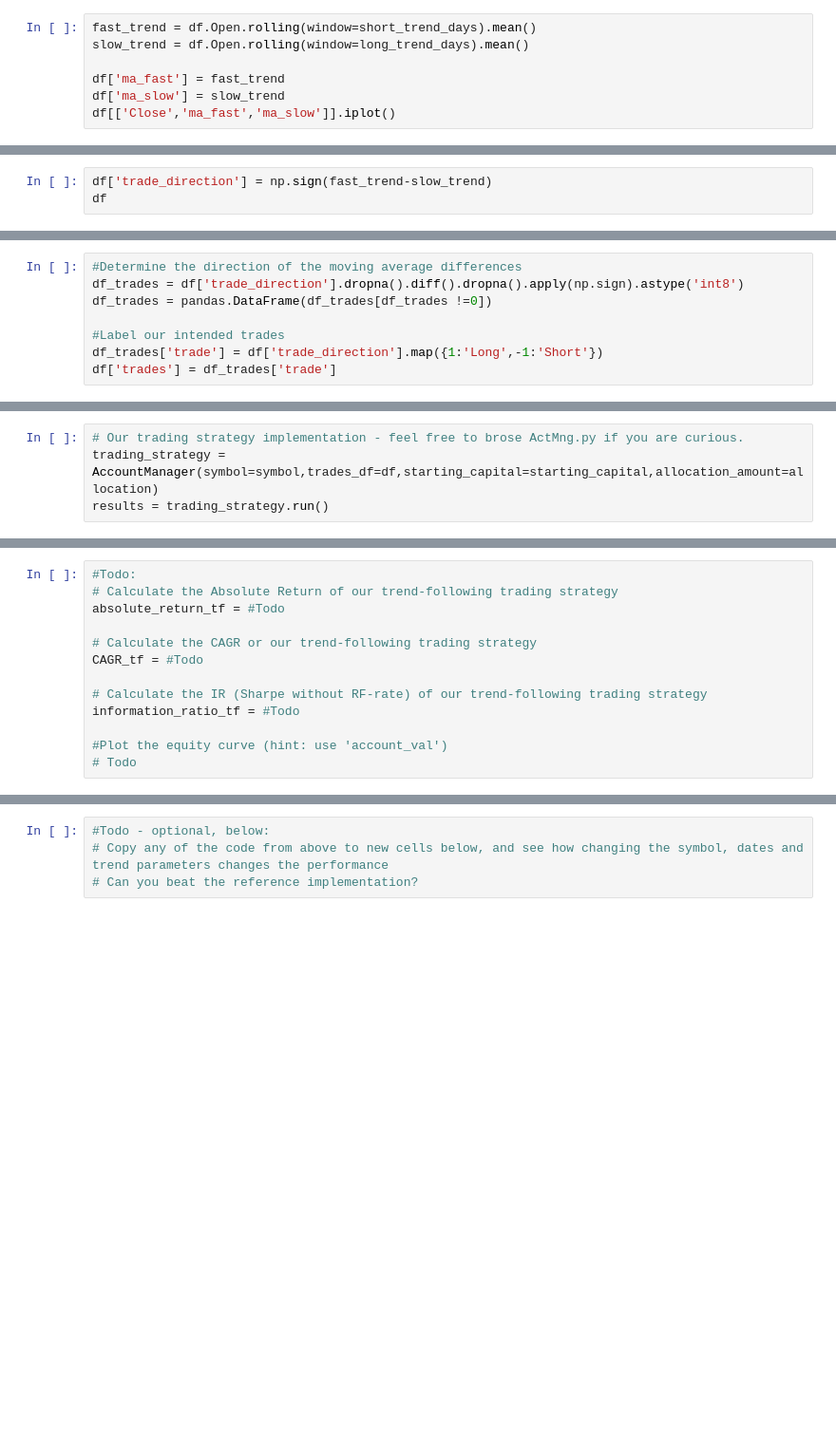
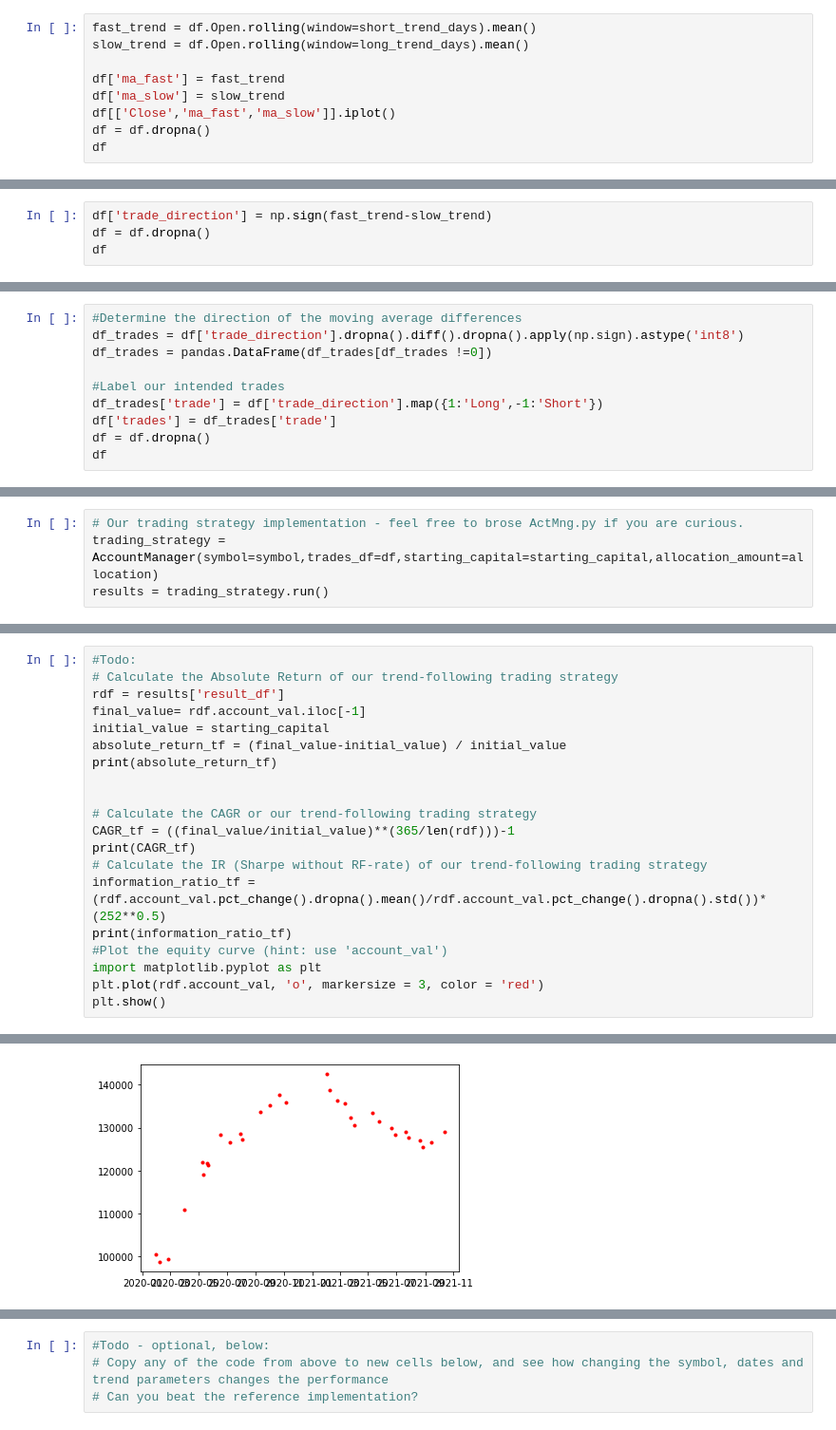
Before and after one commit to nada9900/W5C2, a Jupyter notebook: W5C2_template.ipynb, the cells around one changed output, grey strips where cells are left out. Shown at 95% size. Saved outputs shown, nothing was run; the diff lists cells and outputs as text; blank space fills up the shorter version.

```diff
--- a/W5C2_template.ipynb
+++ b/W5C2_template.ipynb
@@ -39,3 +57,5 @@ slow_trend = df.Open.rolling(window=long_trend_days).mean()
 df['ma_fast'] = fast_trend
 df['ma_slow'] = slow_trend
 df[['Close','ma_fast','ma_slow']].iplot()
+df = df.dropna()
+df
@@ -42,3 +78,4 @@ df[['Close','ma_fast','ma_slow']].iplot()
 # %%
 df['trade_direction'] = np.sign(fast_trend-slow_trend)
+df = df.dropna()
 df
@@ -50,3 +102,5 @@ df_trades = pandas.DataFrame(df_trades[df_trades !=0])
 #Label our intended trades
 df_trades['trade'] = df['trade_direction'].map({1:'Long',-1:'Short'})
 df['trades'] = df_trades['trade']
+df = df.dropna()
+df
@@ -69,13 +193,21 @@ results['broker_orders']
 # %%
 #Todo:
 # Calculate the Absolute Return of our trend-following trading strategy
-absolute_return_tf = #Todo
+rdf = results['result_df']
+final_value= rdf.account_val.iloc[-1]
+initial_value = starting_capital
+absolute_return_tf = (final_value-initial_value) / initial_value
+print(absolute_return_tf)
+
 
 # Calculate the CAGR or our trend-following trading strategy
-CAGR_tf = #Todo
-
+CAGR_tf = ((final_value/initial_value)**(365/len(rdf)))-1
+print(CAGR_tf)
 # Calculate the IR (Sharpe without RF-rate) of our trend-following trading strategy
-information_ratio_tf = #Todo
-
+information_ratio_tf = (rdf.account_val.pct_change().dropna().mean()/rdf.account_val.pct_change().dropna().std())*(252**0.5)
+print(information_ratio_tf)
 #Plot the equity curve (hint: use 'account_val')
-# Todo
+import matplotlib.pyplot as plt
+plt.plot(rdf.account_val, 'o', markersize = 3, color = 'red')
+plt.show()
+# %% [output]
@@ -82 +217,2 @@ information_ratio_tf = #Todo
+[figure, added]
 # %%
```
Also changed, not shown: parts of 11 cells of this notebook.
